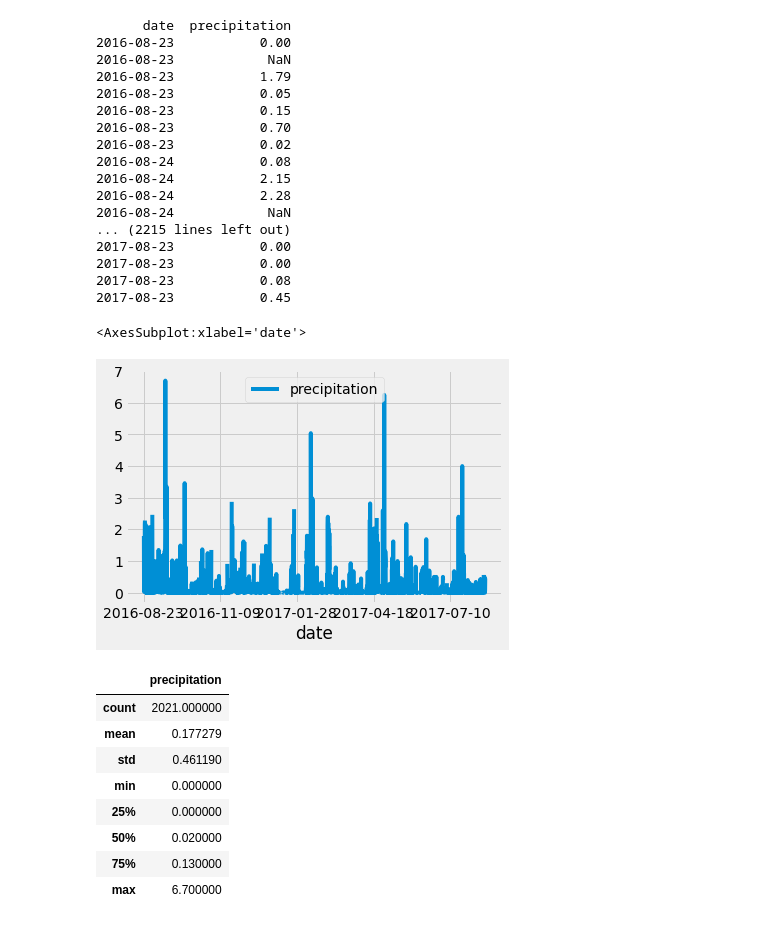
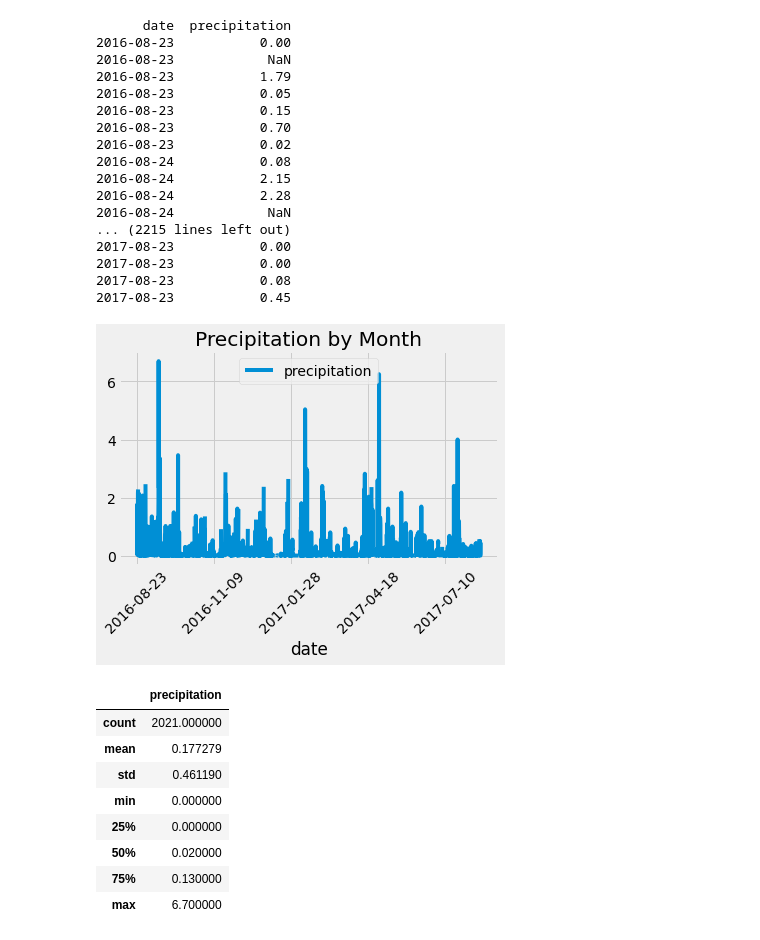
Before and after one commit to quorinne/surfs_up, a Jupyter notebook: climate_analysis (1).ipynb, the cells around one changed output. Drawn from its saved outputs; the diff is of its cells as text; code cells hidden in the pictures.

```diff
--- a/climate_analysis (1).ipynb
+++ b/climate_analysis (1).ipynb
@@ -110,8 +92,3 @@ print(df.to_string(index=False))
 2017-08-23           0.00
 2017-08-23           0.08
 2017-08-23           0.45
-# %%
-df.plot()
-# %% [output]
-<AxesSubplot:xlabel='date'>
-[figure, removed]
@@ -118,3 +100,11 @@ df.plot()
+# %%
+df.plot()
+plt.tight_layout()
+plt.title("Precipitation by Month")
+plt.xticks(rotation = 45)
+plt.savefig("Resources/precipitation.png")
+# %% [output]
+[figure, added]
 # %%
 # Design a query to retrieve the last 12 months of precipitation data and plot the results.
 
```
Also changed, not shown: parts of 6 cells of this notebook, 10 other files.
